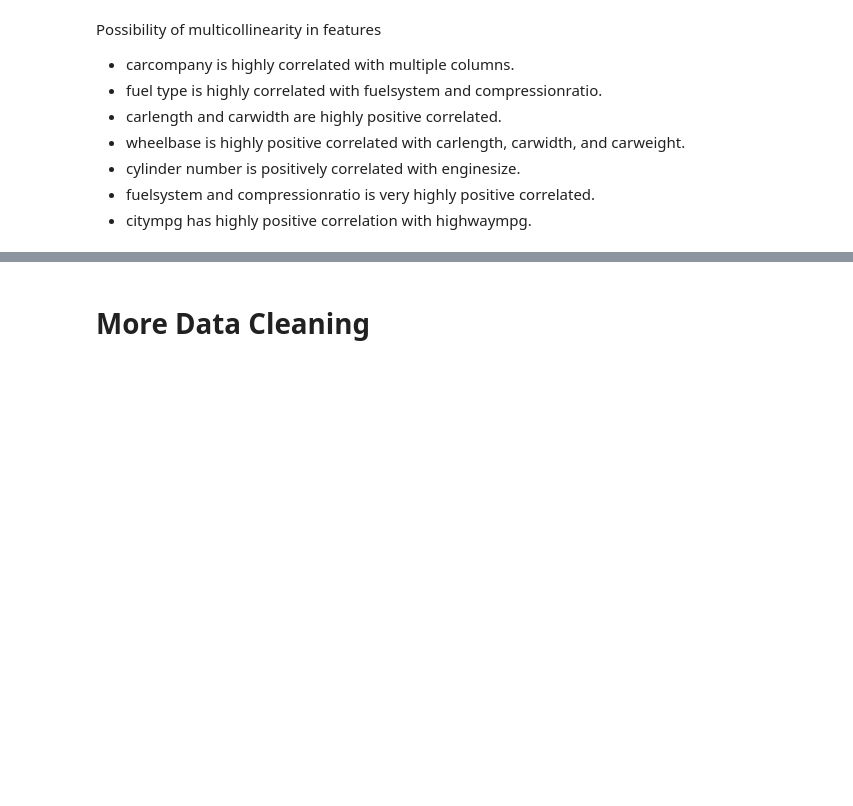
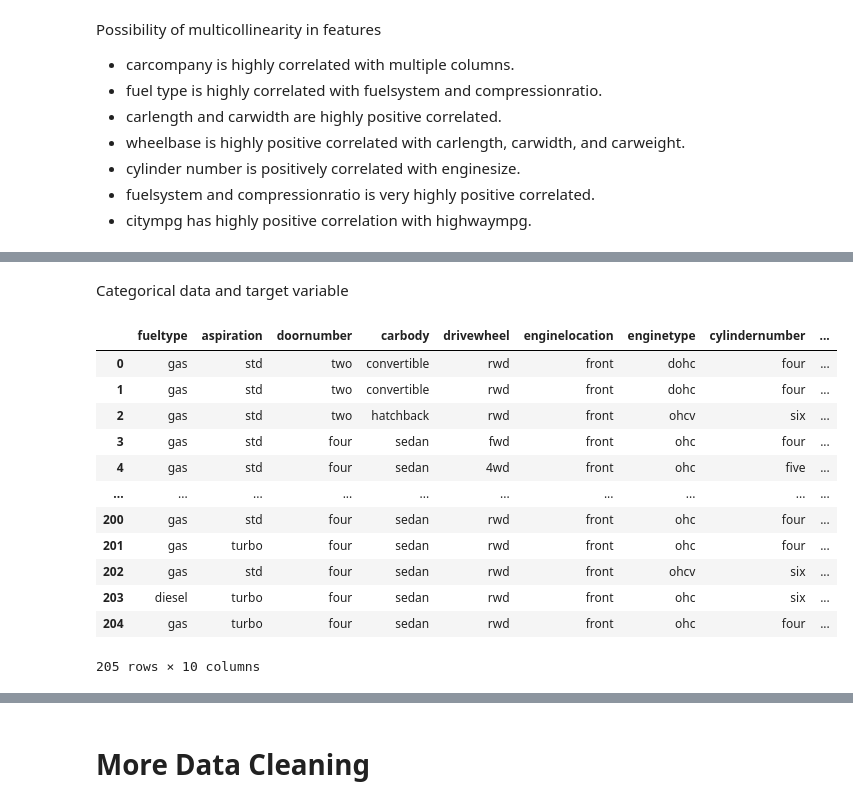
Before and after one commit to sukrutimallesh/Car-price-prediction-model, a Jupyter notebook: car_prediction_model/data_cleaning.ipynb, the cells around one changed output, grey strips where cells are left out. Saved outputs shown, nothing was run; the diff lists cells and outputs as text; code cells hidden in the pictures; blank space fills up the shorter version.

```diff
--- a/car_prediction_model/data_cleaning.ipynb
+++ b/car_prediction_model/data_cleaning.ipynb
@@ -336,0 +385,19 @@ Possibility of multicollinearity in features
+# %% [markdown]
+Categorical data and target variable
+# %%
+categorical_data = car_data.select_dtypes(include='object')
+categorical_data
+# %% [output]
+|  | fueltype | aspiration | doornumber | carbody | drivewheel | enginelocation | enginetype | cylindernumber | ... |
+| 0 | gas | std | two | convertible | rwd | front | dohc | four | ... |
+| 1 | gas | std | two | convertible | rwd | front | dohc | four | ... |
+| 2 | gas | std | two | hatchback | rwd | front | ohcv | six | ... |
+| 3 | gas | std | four | sedan | fwd | front | ohc | four | ... |
+| 4 | gas | std | four | sedan | 4wd | front | ohc | five | ... |
+| ... | ... | ... | ... | ... | ... | ... | ... | ... | ... |
+| 200 | gas | std | four | sedan | rwd | front | ohc | four | ... |
+| 201 | gas | turbo | four | sedan | rwd | front | ohc | four | ... |
+| 202 | gas | std | four | sedan | rwd | front | ohcv | six | ... |
+| 203 | diesel | turbo | four | sedan | rwd | front | ohc | six | ... |
+| 204 | gas | turbo | four | sedan | rwd | front | ohc | four | ... |
+205 rows × 10 columns
```
Also changed, not shown: parts of 11 cells of this notebook.
